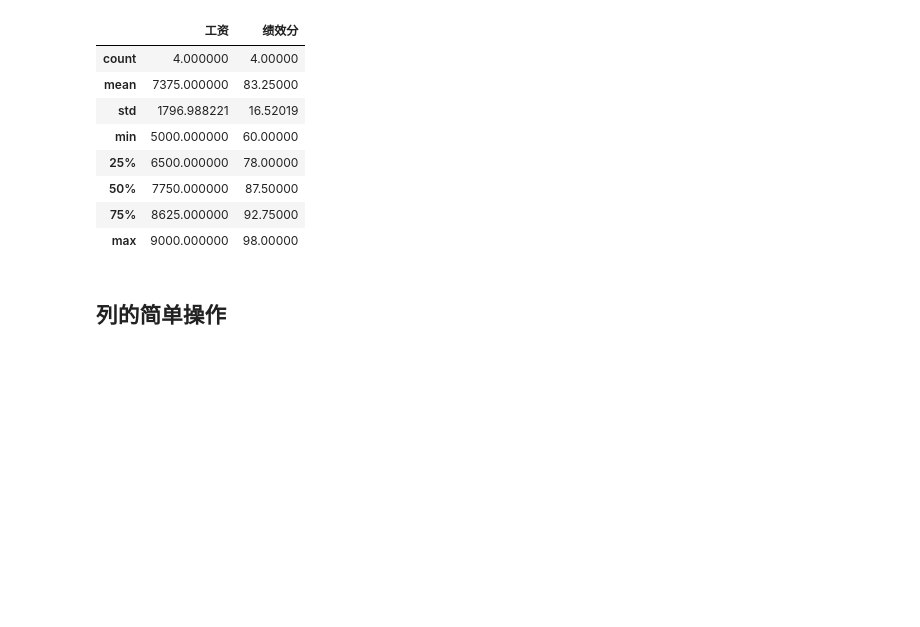
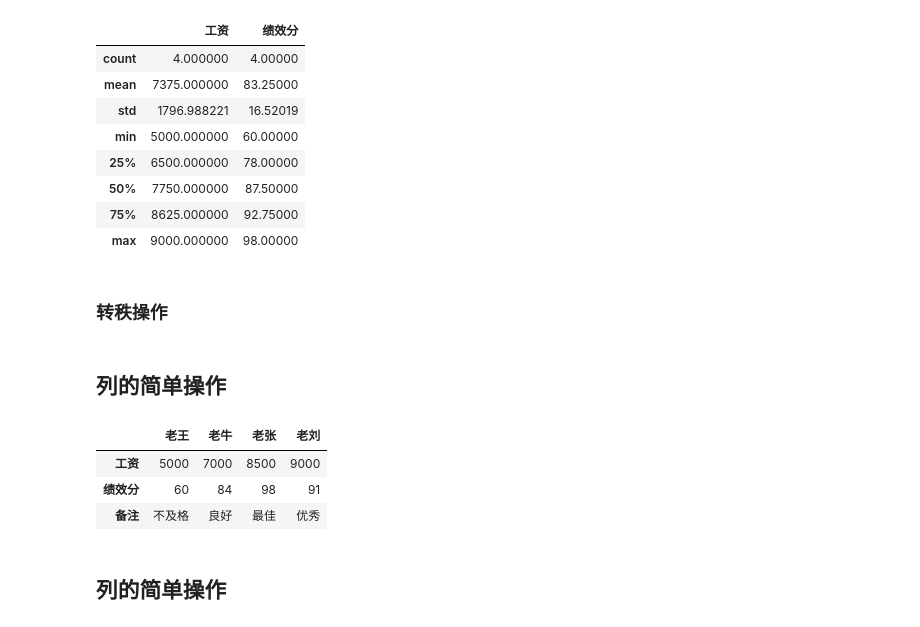
Before and after one commit to mediew/py, a Jupyter notebook: data_analysis/pandas/pd_basic.ipynb, the cells around one changed output. Saved outputs shown, nothing was run; the diff lists cells and outputs as text; code cells hidden in the pictures; blank space fills up the shorter version.

```diff
--- a/data_analysis/pandas/pd_basic.ipynb
+++ b/data_analysis/pandas/pd_basic.ipynb
@@ -88,3 +88,5 @@ df1.describe()     #　只针对数值类型的列
 | 50% | 7750.000000 | 87.50000 |
 | 75% | 8625.000000 | 92.75000 |
 | max | 9000.000000 | 98.00000 |
+# %% [markdown]
+### 转秩操作
@@ -91,3 +95,12 @@ df1.describe()     #　只针对数值类型的列
+# %% [markdown]
+## 列的简单操作
+# %%
+df1.T
+# %% [output]
+|  | 老王 | 老牛 | 老张 | 老刘 |
+| 工资 | 5000 | 7000 | 8500 | 9000 |
+| 绩效分 | 60 | 84 | 98 | 91 |
+| 备注 | 不及格 | 良好 | 最佳 | 优秀 |
 # %% [markdown]
 ## 列的简单操作
 # %% [markdown]
```
Also changed, not shown: parts of 5 cells of this notebook, 6 other files.
